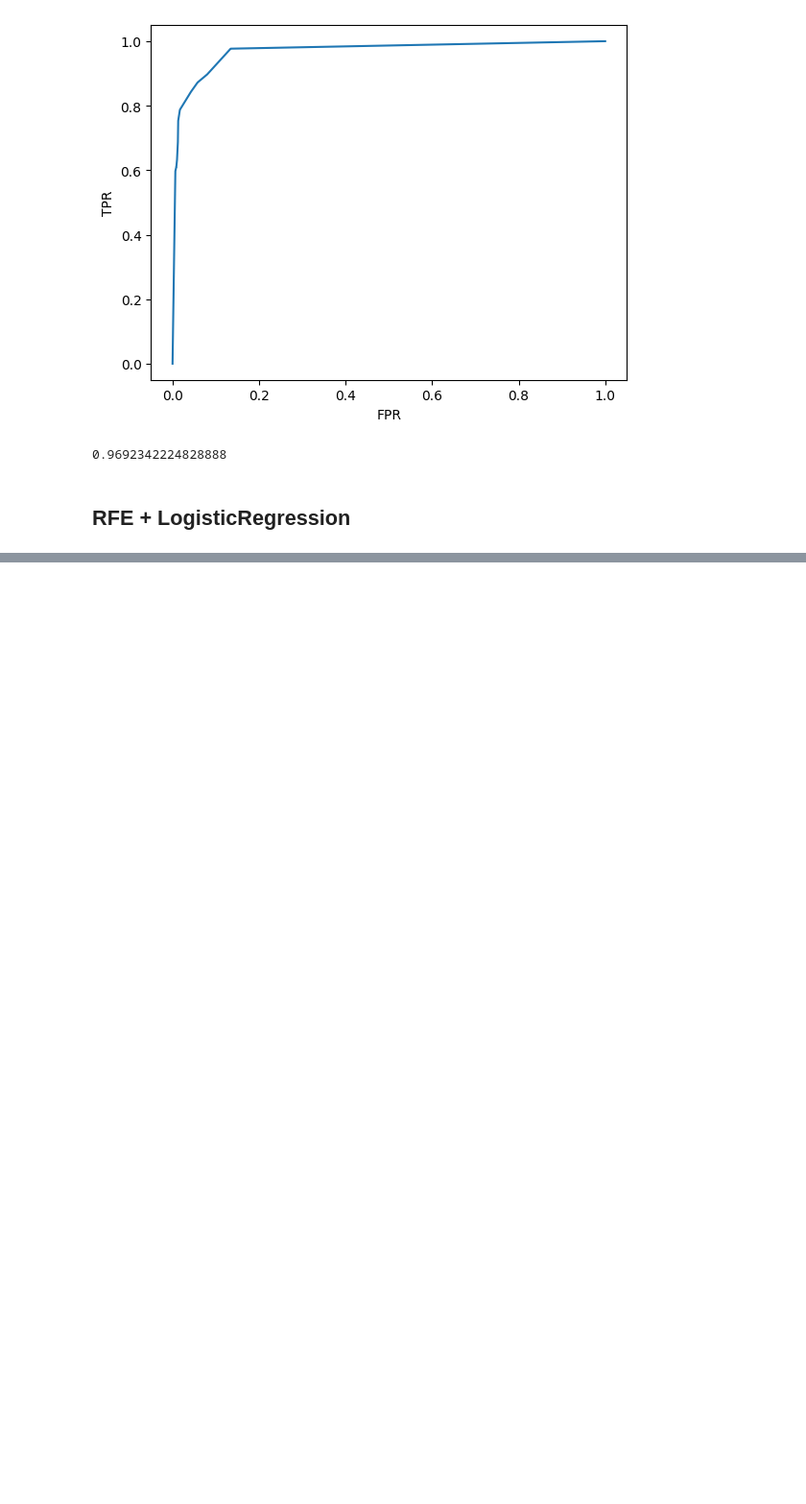
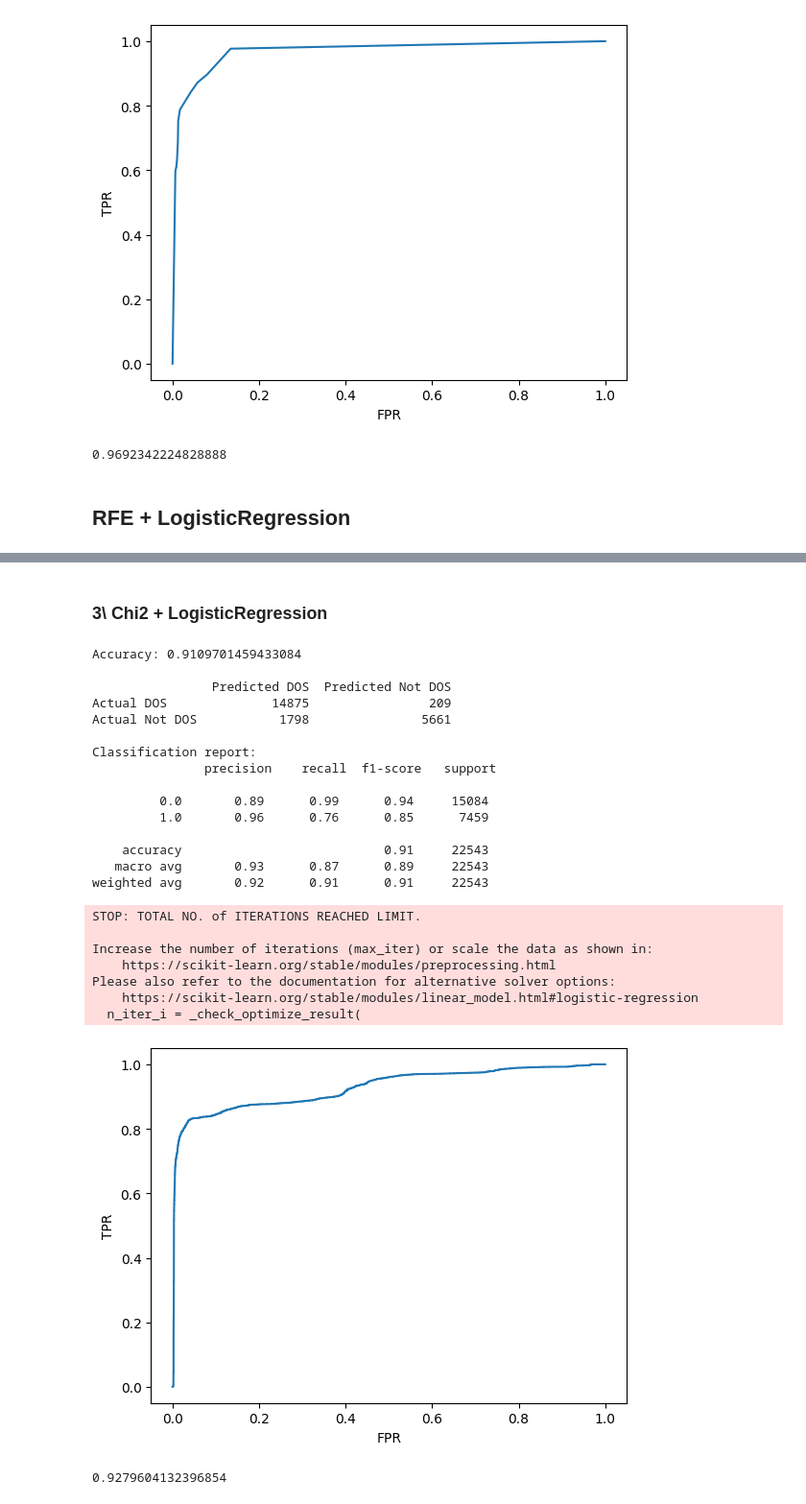
Before and after one commit to Abir-Ba/2CS_Project, a Jupyter notebook: NSL_KDD.ipynb, the cells around one changed output, grey strips where cells are left out. Shown: that part at 96% size. Saved outputs shown, nothing was run; the diff lists cells and outputs as text; code cells hidden in the pictures; blank space fills up the shorter version.

```diff
--- a/NSL_KDD.ipynb
+++ b/NSL_KDD.ipynb
@@ -597,0 +716,59 @@ weighted avg       0.92      0.92      0.92     22543
+# %% [markdown]
+### 3\ Chi2 + LogisticRegression
+# %%
+from sklearn.linear_model import LogisticRegression
+
+Lr = LogisticRegression()
+
+Lr.fit(X_train_new,y_train)
+
+predicted = Lr.predict(X_test_new)
+accuracy = accuracy_score(y_test,predicted)
+print("Accuracy:", accuracy,"\n")
+Conf_Mat = confusion_matrix(y_test,predicted)
+Conf_Mat = pd.DataFrame(Conf_Mat,index=['Actual DOS','Actual Not DOS'],columns=['Predicted DOS','Predicted Not DOS'])
+
+print(Conf_Mat,"\n")
+report = classification_report(y_test,predicted)
+print("Classification report:\n", report)
+
+
+
+y_prob = Lr.predict_proba(X_test_new)
+
+y_prob = y_prob[:,1]
+
+FPR, TPR, Thresholds = roc_curve(y_test, y_prob)
+
+plt.plot(FPR,TPR)
+plt.xlabel('FPR')
+plt.ylabel('TPR')
+plt.show()
+from sklearn.metrics import roc_auc_score
+roc_auc_score = roc_auc_score(y_test,y_prob)
+print(roc_auc_score)
+# %% [output]
+Accuracy: 0.9109701459433084
+
+                Predicted DOS  Predicted Not DOS
+Actual DOS              14875                209
+Actual Not DOS           1798               5661
+
+Classification report:
+               precision    recall  f1-score   support
+
+         0.0       0.89      0.99      0.94     15084
+         1.0       0.96      0.76      0.85      7459
+
+    accuracy                           0.91     22543
+   macro avg       0.93      0.87      0.89     22543
+weighted avg       0.92      0.91      0.91     22543
+STOP: TOTAL NO. of ITERATIONS REACHED LIMIT.
+
+Increase the number of iterations (max_iter) or scale the data as shown in:
+    https://scikit-learn.org/stable/modules/preprocessing.html
+Please also refer to the documentation for alternative solver options:
+    https://scikit-learn.org/stable/modules/linear_model.html#logistic-regression
+  n_iter_i = _check_optimize_result(
+[figure, added]
+0.9279604132396854
```
Also changed, not shown: parts of 12 cells of this notebook.
